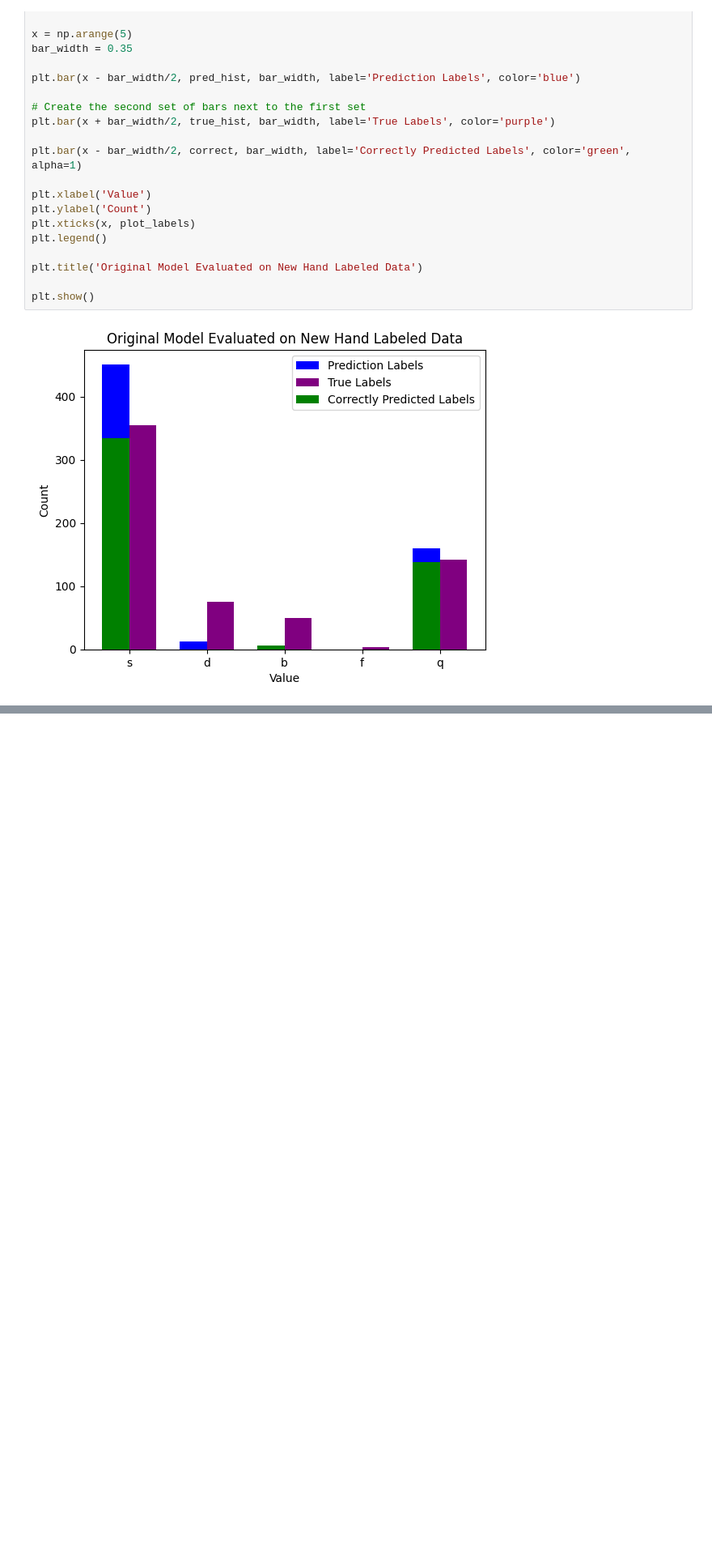
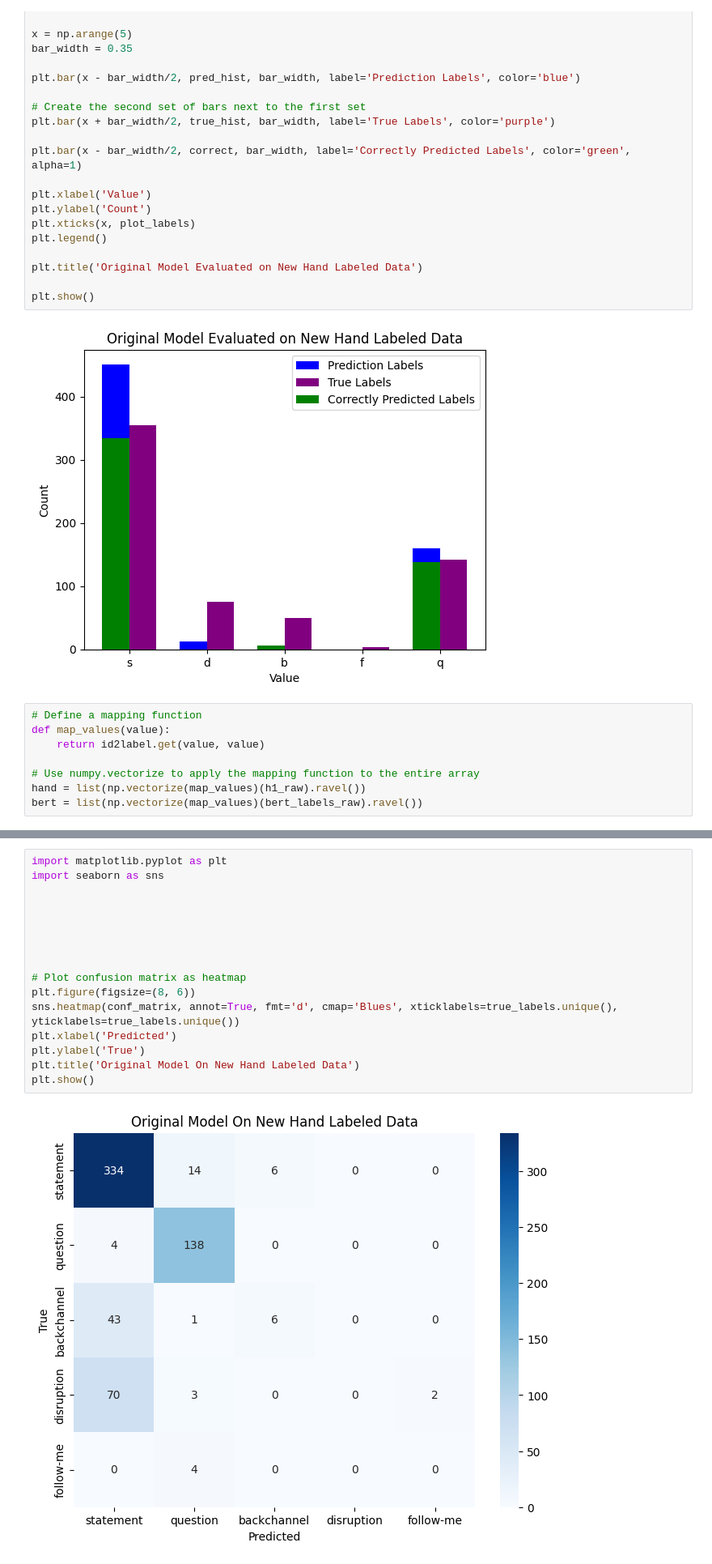
Before and after one commit to megane-chan/RED_dialogue, a Jupyter notebook: declan_notebook.ipynb, the cells around one changed output, grey strips where cells are left out. Shown at 81% size. Saved outputs shown, nothing was run; the diff lists cells and outputs as text; blank space fills up the shorter version.

```diff
--- a/declan_notebook.ipynb
+++ b/declan_notebook.ipynb
@@ -306,3 +326,11 @@ plt.title('Original Model Evaluated on New Hand Labeled Data')
 plt.show()
 # %% [output]
 [figure]
+# %%
+# Define a mapping function
+def map_values(value):
+    return id2label.get(value, value)
+
+# Use numpy.vectorize to apply the mapping function to the entire array
+hand = list(np.vectorize(map_values)(h1_raw).ravel())
+bert = list(np.vectorize(map_values)(bert_labels_raw).ravel())
@@ -308,0 +398,18 @@ plt.show()
+# %%
+import matplotlib.pyplot as plt
+import seaborn as sns
+
+
+
+
+
+
+# Plot confusion matrix as heatmap
+plt.figure(figsize=(8, 6))
+sns.heatmap(conf_matrix, annot=True, fmt='d', cmap='Blues', xticklabels=true_labels.unique(), yticklabels=true_labels.unique())
+plt.xlabel('Predicted')
+plt.ylabel('True')
+plt.title('Original Model On New Hand Labeled Data')
+plt.show()
+# %% [output]
+[figure, added]
```
Also changed, not shown: parts of 6 cells of this notebook, 15 other files.
